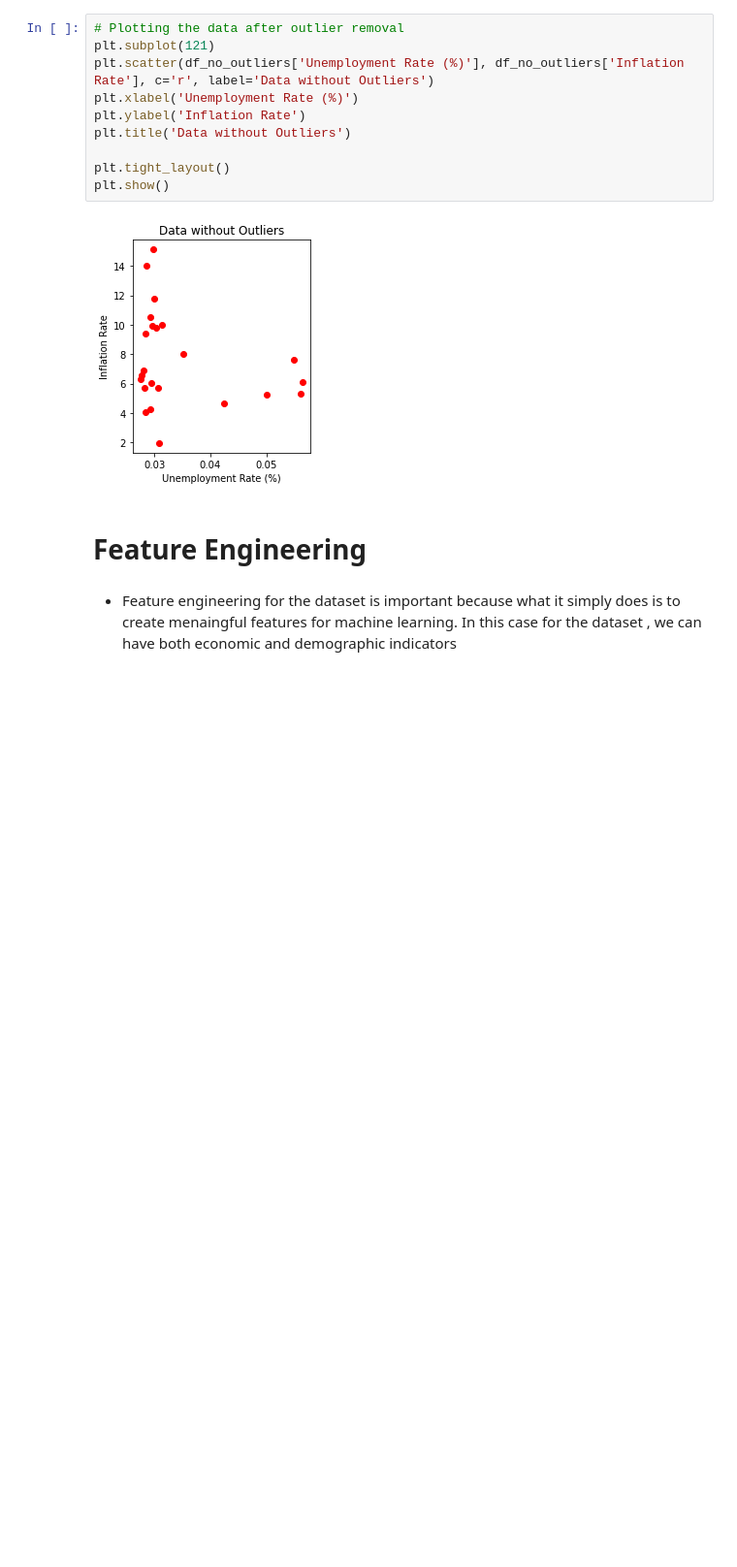
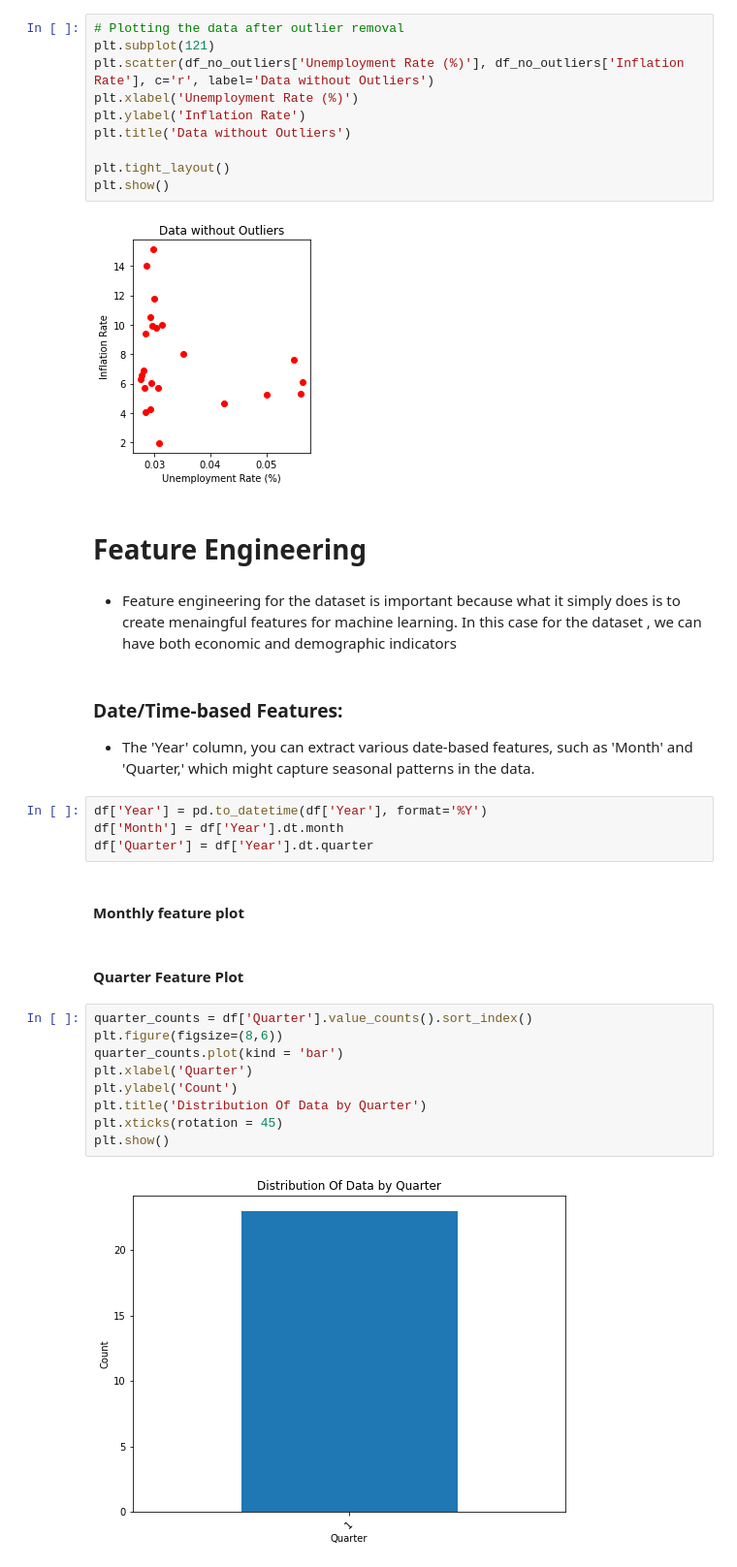
Before and after one commit to Edna722/Omdena-Machakos-Unemployment, a Jupyter notebook: Final_Pre_Processed_Data_(EDA)_Norman.ipynb, the cells around one changed output. Shown at 97% size. Cells and saved outputs as stored; diff of their text form; blank space fills up the shorter version.

```diff
--- a/Final_Pre_Processed_Data_(EDA)_Norman.ipynb
+++ b/Final_Pre_Processed_Data_(EDA)_Norman.ipynb
@@ -497,3 +497,25 @@ plt.show()
 # Feature Engineering
 # %% [markdown]
 * Feature engineering for the dataset is important because what it simply does is to create menaingful features for machine learning. In this case for the dataset , we can have both economic and demographic indicators
+# %% [markdown]
+### Date/Time-based Features:
+* The 'Year' column, you can extract various date-based features, such as 'Month' and 'Quarter,' which might capture seasonal patterns in the data.
+# %%
+df['Year'] = pd.to_datetime(df['Year'], format='%Y')
+df['Month'] = df['Year'].dt.month
+df['Quarter'] = df['Year'].dt.quarter
+# %% [markdown]
+#### Monthly feature plot
+# %% [markdown]
+####  Quarter Feature Plot
+# %%
+quarter_counts = df['Quarter'].value_counts().sort_index()
+plt.figure(figsize=(8,6))
+quarter_counts.plot(kind = 'bar')
+plt.xlabel('Quarter')
+plt.ylabel('Count')
+plt.title('Distribution Of Data by Quarter')
+plt.xticks(rotation = 45)
+plt.show()
+# %% [output]
+[figure, added]
```
Also changed, not shown: parts of 4 cells of this notebook, 1 other file.
